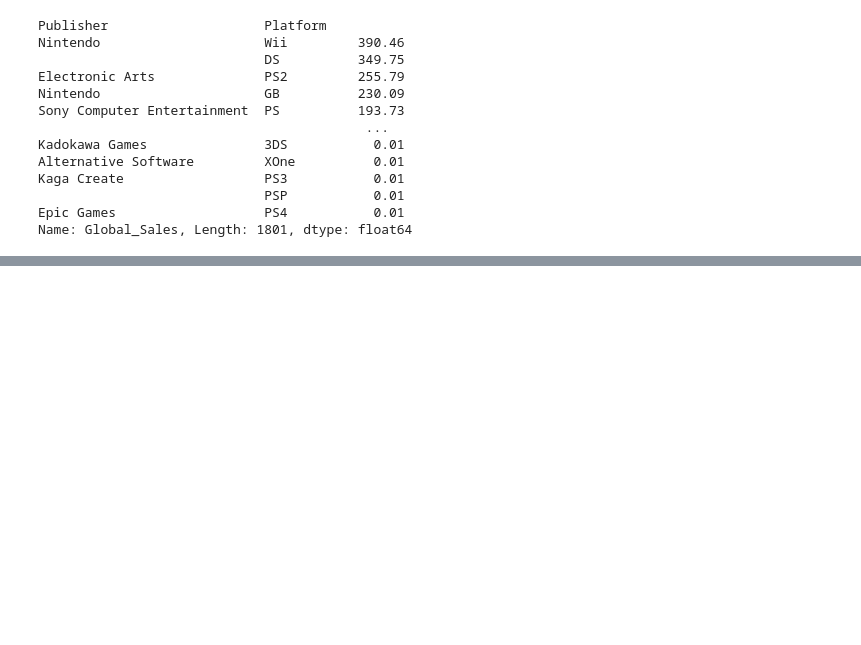
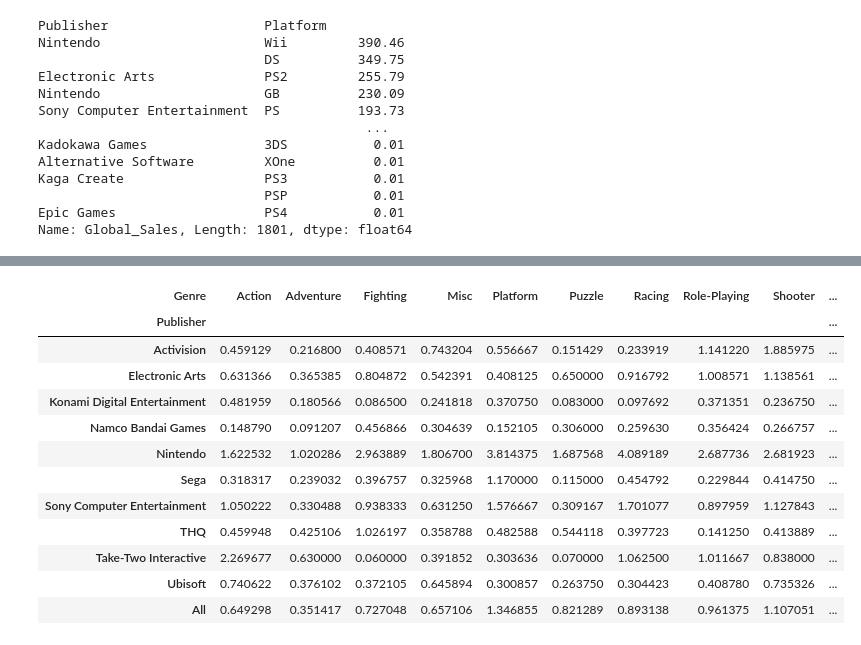
Before and after one commit to LuisMav23/Videogame-Sales-EDA, a Jupyter notebook: notebooks/video-game-sales.ipynb, the cells around one changed output, grey strips where cells are left out. Saved outputs shown, nothing was run; the diff lists cells and outputs as text; code cells hidden in the pictures; blank space fills up the shorter version.

```diff
--- a/notebooks/video-game-sales.ipynb
+++ b/notebooks/video-game-sales.ipynb
@@ -161,0 +179,19 @@ pub_sales_per_plat_pivot.to_csv('../data/publisher_sales_per_platform.csv')
+# %%
+pub_sales_per_genr_pivot = df_filtered[df_filtered['Publisher'].isin(top_publishers)] \
+                            .pivot_table(values='Global_Sales', index='Publisher', columns='Genre', fill_value=0, aggfunc=np.mean, margins=True)
+# pub_sales_per_plat_pivot.to_csv('../data/publisher_sales_per_genre.csv')
+pub_sales_per_genr_pivot
+# %% [output]
+| Genre | Action | Adventure | Fighting | Misc | Platform | Puzzle | Racing | Role-Playing | Shooter | ... |
+| Publisher |  |  |  |  |  |  |  |  |  | ... |
+| Activision | 0.459129 | 0.216800 | 0.408571 | 0.743204 | 0.556667 | 0.151429 | 0.233919 | 1.141220 | 1.885975 | ... |
+| Electronic Arts | 0.631366 | 0.365385 | 0.804872 | 0.542391 | 0.408125 | 0.650000 | 0.916792 | 1.008571 | 1.138561 | ... |
+| Konami Digital Entertainment | 0.481959 | 0.180566 | 0.086500 | 0.241818 | 0.370750 | 0.083000 | 0.097692 | 0.371351 | 0.236750 | ... |
+| Namco Bandai Games | 0.148790 | 0.091207 | 0.456866 | 0.304639 | 0.152105 | 0.306000 | 0.259630 | 0.356424 | 0.266757 | ... |
+| Nintendo | 1.622532 | 1.020286 | 2.963889 | 1.806700 | 3.814375 | 1.687568 | 4.089189 | 2.687736 | 2.681923 | ... |
+| Sega | 0.318317 | 0.239032 | 0.396757 | 0.325968 | 1.170000 | 0.115000 | 0.454792 | 0.229844 | 0.414750 | ... |
+| Sony Computer Entertainment | 1.050222 | 0.330488 | 0.938333 | 0.631250 | 1.576667 | 0.309167 | 1.701077 | 0.897959 | 1.127843 | ... |
+| THQ | 0.459948 | 0.425106 | 1.026197 | 0.358788 | 0.482588 | 0.544118 | 0.397723 | 0.141250 | 0.413889 | ... |
+| Take-Two Interactive | 2.269677 | 0.630000 | 0.060000 | 0.391852 | 0.303636 | 0.070000 | 1.062500 | 1.011667 | 0.838000 | ... |
+| Ubisoft | 0.740622 | 0.376102 | 0.372105 | 0.645894 | 0.300857 | 0.263750 | 0.304423 | 0.408780 | 0.735326 | ... |
+| All | 0.649298 | 0.351417 | 0.727048 | 0.657106 | 1.346855 | 0.821289 | 0.893138 | 0.961375 | 1.107051 | ... |
```
Also changed, not shown: parts of 2 cells of this notebook.
